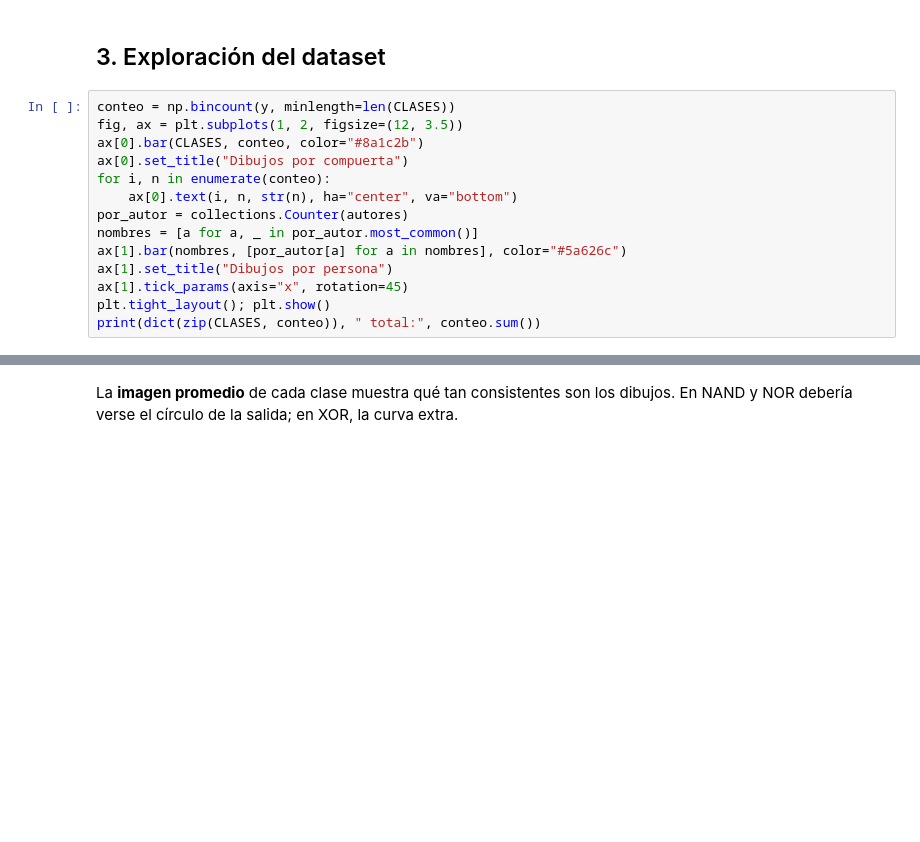
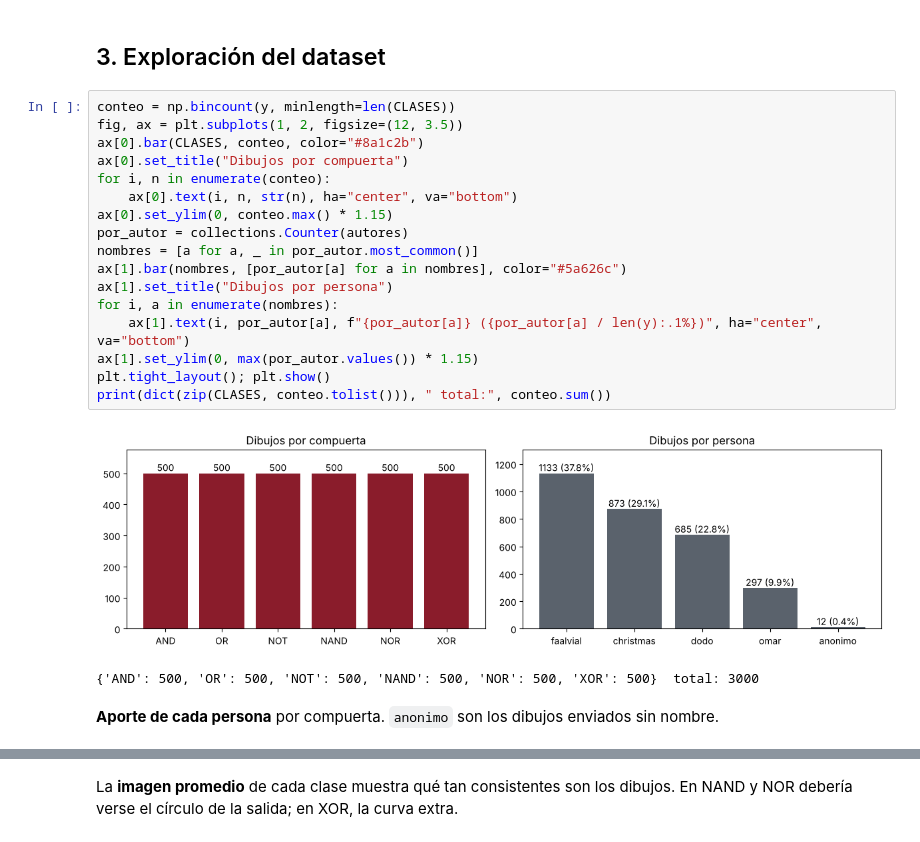
Before and after one commit to Faalvial/compuertas_logicas, a Jupyter notebook: entrenamiento_compuertas.ipynb, the cells around one changed output, grey strips where cells are left out. Saved outputs shown, nothing was run; the diff lists cells and outputs as text; blank space fills up the shorter version.

Commit message:
Entrenamiento final con 3000 dibujos: notebook ejecutado, pesos y dataset

```diff
--- a/entrenamiento_compuertas.ipynb
+++ b/entrenamiento_compuertas.ipynb
@@ -101,16 +98,24 @@ print("Imágenes:", X.shape, " Etiquetas:", y.shape)
 # %% [markdown]
 ## 3. Exploración del dataset
-# %%
-conteo = np.bincount(y, minlength=len(CLASES))
-fig, ax = plt.subplots(1, 2, figsize=(12, 3.5))
-ax[0].bar(CLASES, conteo, color="#8a1c2b")
-ax[0].set_title("Dibujos por compuerta")
-for i, n in enumerate(conteo):
-    ax[0].text(i, n, str(n), ha="center", va="bottom")
-por_autor = collections.Counter(autores)
-nombres = [a for a, _ in por_autor.most_common()]
-ax[1].bar(nombres, [por_autor[a] for a in nombres], color="#5a626c")
-ax[1].set_title("Dibujos por persona")
-ax[1].tick_params(axis="x", rotation=45)
-plt.tight_layout(); plt.show()
-print(dict(zip(CLASES, conteo)), " total:", conteo.sum())
+# %%
+conteo = np.bincount(y, minlength=len(CLASES))
+fig, ax = plt.subplots(1, 2, figsize=(12, 3.5))
+ax[0].bar(CLASES, conteo, color="#8a1c2b")
+ax[0].set_title("Dibujos por compuerta")
+for i, n in enumerate(conteo):
+    ax[0].text(i, n, str(n), ha="center", va="bottom")
+ax[0].set_ylim(0, conteo.max() * 1.15)
+por_autor = collections.Counter(autores)
+nombres = [a for a, _ in por_autor.most_common()]
+ax[1].bar(nombres, [por_autor[a] for a in nombres], color="#5a626c")
+ax[1].set_title("Dibujos por persona")
+for i, a in enumerate(nombres):
+    ax[1].text(i, por_autor[a], f"{por_autor[a]} ({por_autor[a] / len(y):.1%})", ha="center", va="bottom")
+ax[1].set_ylim(0, max(por_autor.values()) * 1.15)
+plt.tight_layout(); plt.show()
+print(dict(zip(CLASES, conteo.tolist())), " total:", conteo.sum())
+# %% [output]
+[figure, added]
+{'AND': 500, 'OR': 500, 'NOT': 500, 'NAND': 500, 'NOR': 500, 'XOR': 500}  total: 3000
+# %% [markdown]
+**Aporte de cada persona** por compuerta. `anonimo` son los dibujos enviados sin nombre.
```
Also changed, not shown: parts of 25 cells of this notebook, 4 other files.
